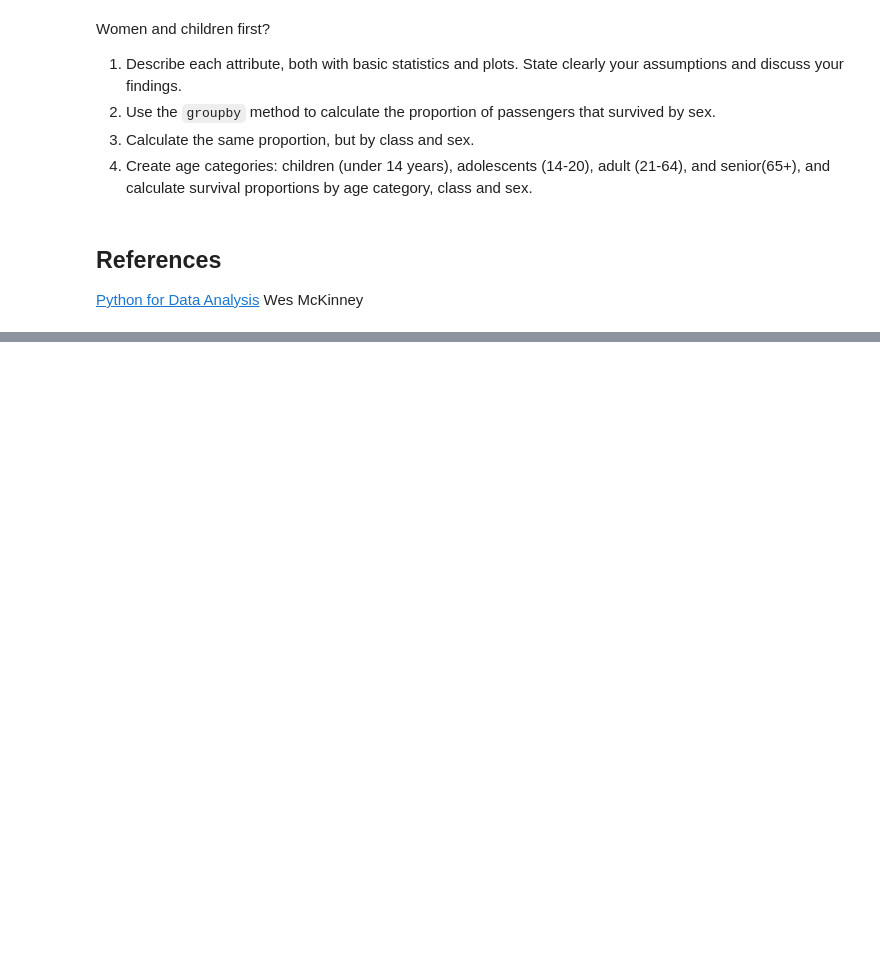
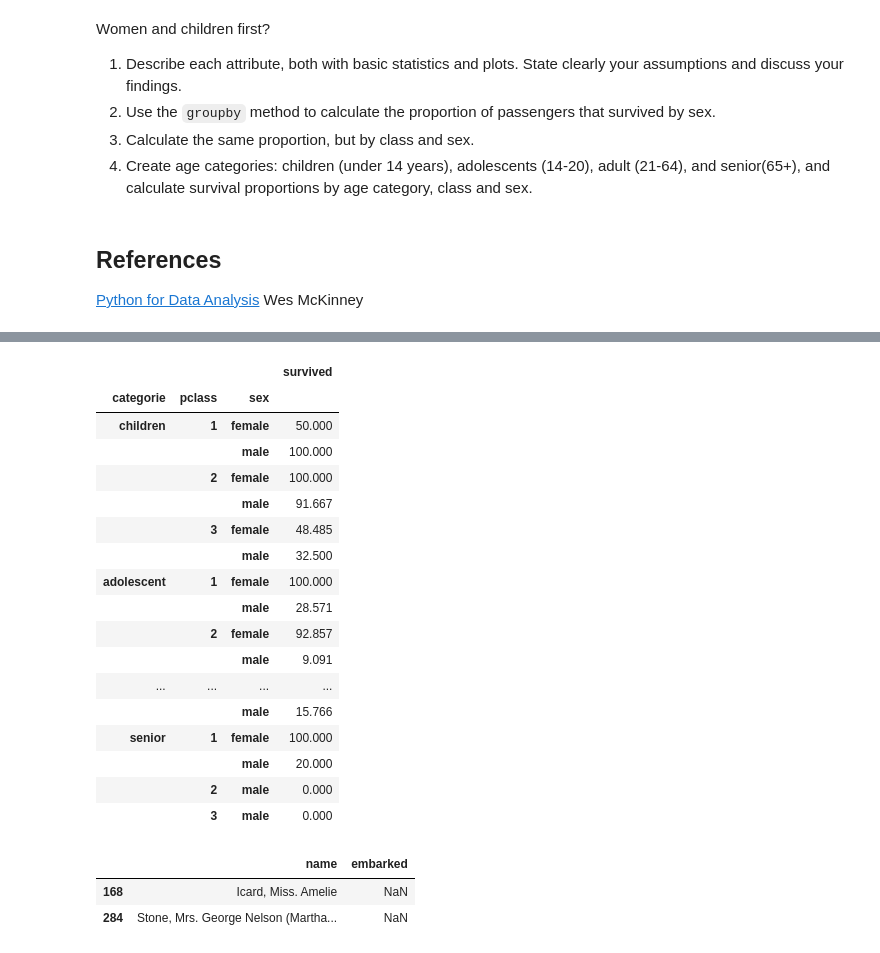
Before and after one commit to agpmilli/adaepfl, a Jupyter notebook: 02 - Intro to Pandas/Data Wrangling with Pandas.ipynb, the cells around one changed output, grey strips where cells are left out. Cells and saved outputs as stored; diff of their text form; code cells hidden in the pictures; blank space fills up the shorter version.

Commit message:
titanic

```diff
--- a/02 - Intro to Pandas/Data Wrangling with Pandas.ipynb
+++ b/02 - Intro to Pandas/Data Wrangling with Pandas.ipynb
@@ -1639,0 +1711,34 @@ Women and children first?
+# %%
+df_titanic = pd.read_excel("Data/titanic.xls", usecols=['pclass', 'age', 'sex', 'survived'])
+group_names, bins=(['children', 'adolescent', 'adult', 'senior'], [0, 14, 21, 65, df_titanic['age'].max()])
+df_titanic['categorie'] = pd.cut(df_titanic['age'], bins, labels=group_names)
+df_titanic.drop('age', axis=1).dropna().groupby(['categorie', 'pclass', 'sex']).mean().dropna().round(5) * 100
+# %% [output]
+|  |  |  | survived |
+| categorie | pclass | sex |  |
+| children | 1 | female | 50.000 |
+|  |  | male | 100.000 |
+|  | 2 | female | 100.000 |
+|  |  | male | 91.667 |
+|  | 3 | female | 48.485 |
+|  |  | male | 32.500 |
+| adolescent | 1 | female | 100.000 |
+|  |  | male | 28.571 |
+|  | 2 | female | 92.857 |
+|  |  | male | 9.091 |
+| ... | ... | ... | ... |
+|  |  | male | 15.766 |
+| senior | 1 | female | 100.000 |
+|  |  | male | 20.000 |
+|  | 2 | male | 0.000 |
+|  | 3 | male | 0.000 |
+# %%
+titanic_df = pd.read_excel("Data/titanic.xls", usecols=['name', 'embarked'])
+titanic_grouped_embarked_df = titanic_df.groupby('embarked').count()
+titanic_grouped_embarked_df
+titanic_df.count() - titanic_grouped_embarked_df.sum()
+titanic_df[~titanic_df.embarked.isin(['C', 'Q', 'S'])]
+# %% [output]
+|  | name | embarked |
+| 168 | Icard, Miss. Amelie | NaN |
+| 284 | Stone, Mrs. George Nelson (Martha... | NaN |
```
Also changed, not shown: parts of 7 cells of this notebook, 1 other file.
